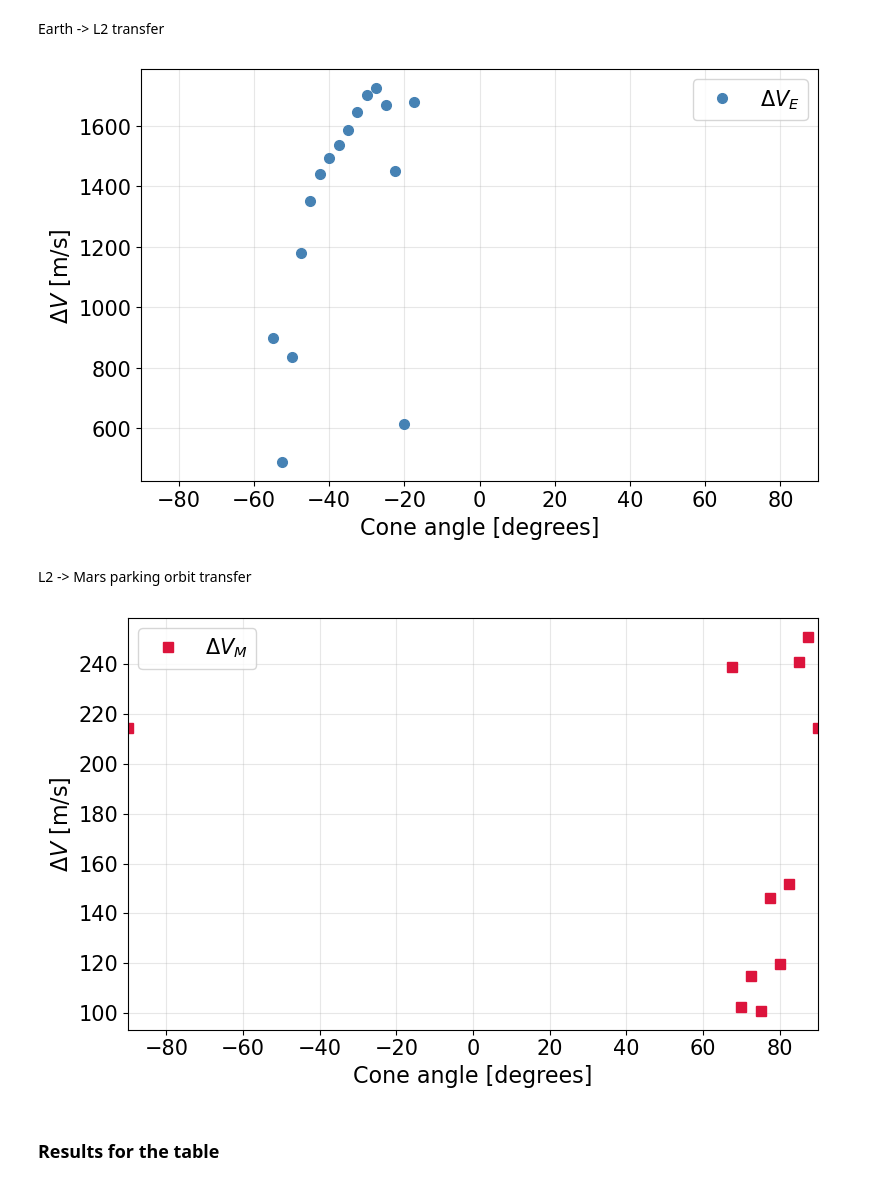
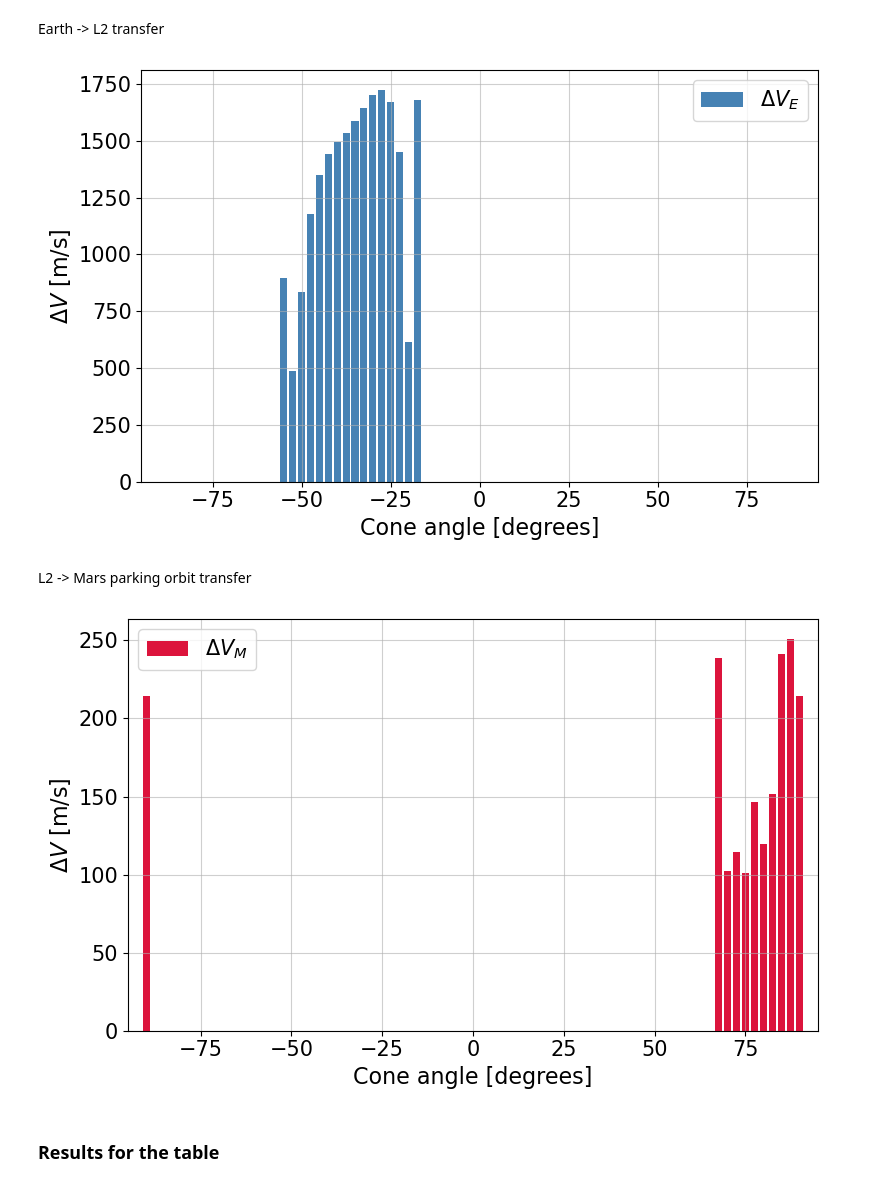
Before and after one commit to ismaelgallolopez/MIMOSA-special-topics-astrodynamics, a Jupyter notebook: code/wps/wp4.ipynb, the cells around one changed output. Drawn from its saved outputs; the diff is of its cells as text; code cells hidden in the pictures.

Commit message:
improved plots readability

```diff
--- a/code/wps/wp4.ipynb
+++ b/code/wps/wp4.ipynb
@@ -546,41 +546,41 @@ Earth -> L2 transfer
 # %%
 fig, ax1 = plt.subplots(figsize=(8, 5))
 
-ax1.plot(alpha_values_earth_l2, deltaV_min_earth_l2, 'o', linewidth=2.5, markersize=7,
-         color='steelblue', label=r'$\Delta V_E$')
+ax1.bar(alpha_values_earth_l2, deltaV_min_earth_l2, width=2,
+        color='steelblue', label=r'$\Delta V_E$')
 ax1.set_xlabel(r'Cone angle [degrees]', fontsize=FONTSIZE_XLABEL_YLABEL)
 ax1.set_ylabel(r'$\Delta V$ [m/s]', fontsize=FONTSIZE_XLABEL_YLABEL)
-ax1.set_xlim(-90, 90)
+ax1.set_xlim(-95, 95)
 # ax1.set_title(r'Earth $\rightarrow$ L2: $\Delta V_E$ vs cone angle', fontsize=FONTSIZE_TITLE-5, pad=20)
 ax1.legend(fontsize=FONTSIZE_LEGEND, loc='best')
-ax1.grid(True, alpha=0.3)
+ax1.grid(True, alpha=0.6)
 ax1.tick_params(labelsize=FONTSIZE_TICKS)
 
 plt.tight_layout()
 plt.savefig('figures/wp4_deltaV_earth_l2.pdf', dpi=150, bbox_inches='tight')
 plt.show()
 # %% [output]
-[figure, old version]
+[figure, new version]
 # %% [markdown]
 L2 -> Mars parking orbit transfer
 # %%
 fig, ax2 = plt.subplots(figsize=(8, 5))
 
-ax2.plot(alpha_values_l2_parking, deltaV_min_l2_parking, 's', linewidth=2.5, markersize=7,
-         color='crimson', label=r'$\Delta V_M$')
+ax2.bar(alpha_values_l2_parking, deltaV_min_l2_parking, width=2,
+        color='crimson', label=r'$\Delta V_M$')
 ax2.set_xlabel(r'Cone angle [degrees]', fontsize=FONTSIZE_XLABEL_YLABEL)
 ax2.set_ylabel(r'$\Delta V$ [m/s]', fontsize=FONTSIZE_XLABEL_YLABEL)
-ax2.set_xlim(-90, 90)
+ax2.set_xlim(-95, 95)
 # ax2.set_title(r'L2 $\rightarrow$ Mars: $\Delta V_M$ vs cone angle', fontsize=FONTSIZE_TITLE-5, pad=20)
 ax2.legend(fontsize=FONTSIZE_LEGEND, loc='best')
-ax2.grid(True, alpha=0.3)
+ax2.grid(True, alpha=0.6)
 ax2.tick_params(labelsize=FONTSIZE_TICKS)
 
 plt.tight_layout()
 plt.savefig('figures/wp4_deltaV_l2_mars.pdf', dpi=150, bbox_inches='tight')
 plt.show()
 # %% [output]
-[figure, old version]
+[figure, new version]
 # %% [markdown]
 ### Results for the table
 # %%
```
Also changed, not shown: 7 other files.
